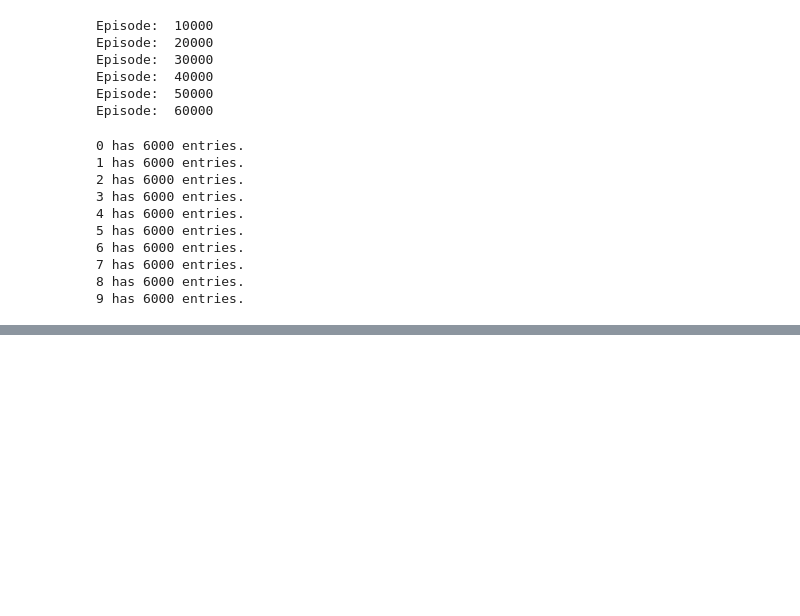
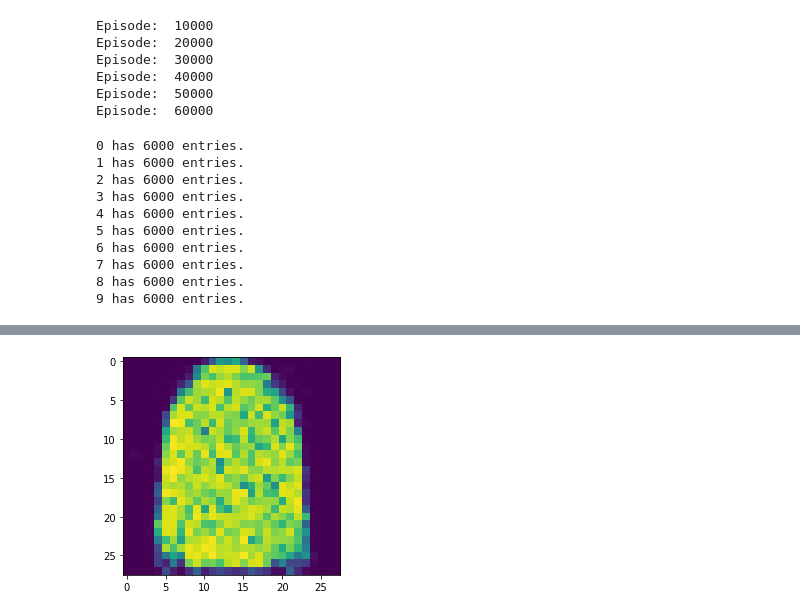
Before and after one commit to Phantomias3782/AI_Portfolio, a Jupyter notebook: Lernziel_4/GAN.ipynb, the cells around one changed output, grey strips where cells are left out. Cells and saved outputs as stored; diff of their text form; code cells hidden in the pictures; blank space fills up the shorter version.

```diff
--- a/Lernziel_4/GAN.ipynb
+++ b/Lernziel_4/GAN.ipynb
@@ -45,8 +47,21 @@ def show_dataset_image(datapoint):
 
     # print image and Label
     print("Label: ", label)
-    #plt.imshow(img[0])
+
     plt.imshow(img[0], cmap = "gray")
+
+def show_image(datapoint, gray = True):
+
+    img = de_norm(datapoint)
+
+    # print image
+    if gray:
+
+        plt.imshow(img[0].detach().numpy(), cmap = "gray")
+
+    else:
+
+        plt.imshow(img[0].detach().numpy())
 # %%
 show_dataset_image(data[0])
 # %% [output]
@@ -259,3 +266,18 @@ def save_fake_images(index, generator, sample_vectors, sample_dir):
+# %%
+# function to generate and save fake images!
+def save_fake_images(index, generator, sample_vectors, sample_dir):
+
+    fake_images = generator(sample_vectors)
+    fake_images = fake_images.reshape(fake_images.size(0), 1, 28, 28)
+    fake_fname = "fake_images-{0:0=4d}.png".format(index)
+    save_image(de_norm(fake_images), os.path.join(sample_dir, fake_fname), nrow=10)
+
+def show_fake_images(generator, sample_vectors):
+
+    fake_images = generator(sample_vectors)
+    fake_images = fake_images.reshape(fake_images.size(0), 1, 28, 28)
+
+    return fake_images
 # %%
 sample_dir = "samples"
 if not os.path.exists(sample_dir):
@@ -359,0 +363,13 @@ for index in data_loader_dict.keys():
+# %%
+# get an example of each generator by editing index variable
+index = 4
+
+sample_vectors = T.randn(batch_size, latent_size)
+fake_images = show_fake_images(GAN_dict[index]["generator"], sample_vectors)
+fake_image = fake_images[0]
+
+# show gan-erated images ## sry :D
+show_image(fake_image)
+#show_image(fake_image, gray = False)
+# %% [output]
+[figure, added]
```
Also changed, not shown: parts of 14 cells of this notebook.
